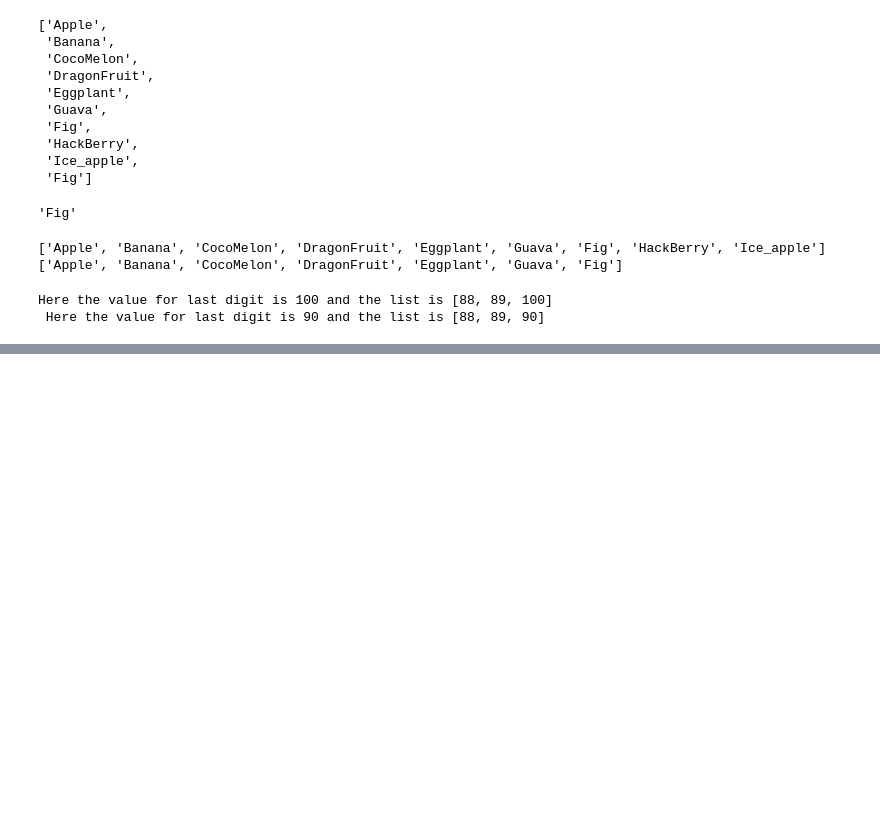
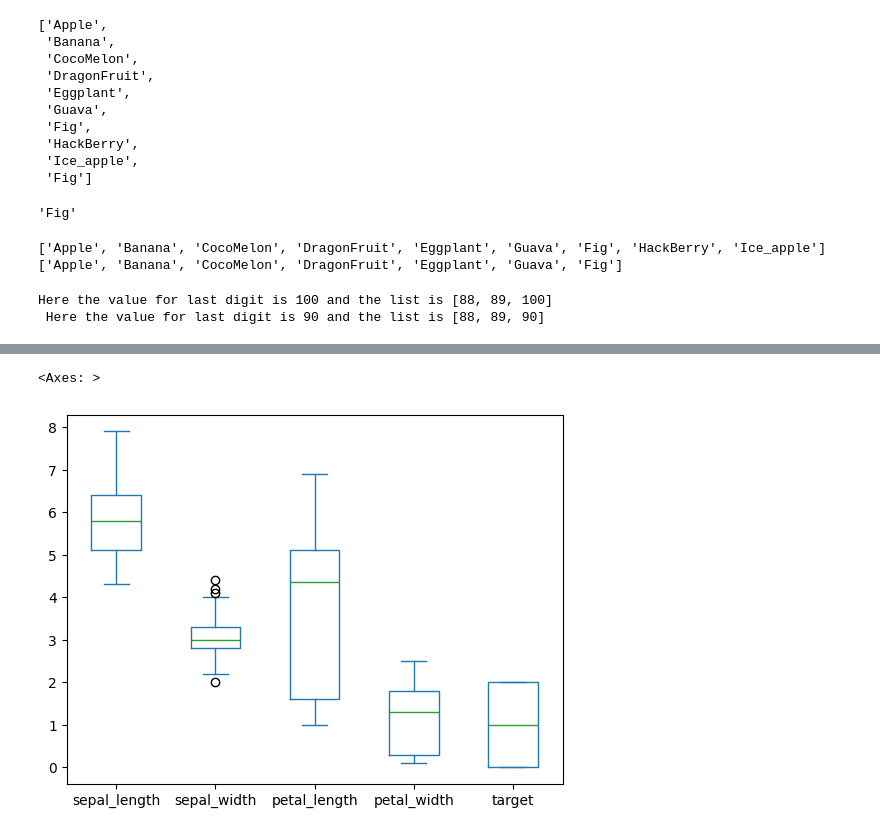
Before and after one commit to sayaanfrah/DSA_Python, a Jupyter notebook: first/second.ipynb, the cells around one changed output, grey strips where cells are left out. Saved outputs shown, nothing was run; the diff lists cells and outputs as text; code cells hidden in the pictures; blank space fills up the shorter version.

```diff
--- a/first/second.ipynb
+++ b/first/second.ipynb
@@ -169,0 +250,5 @@ Here the value for last digit is 100 and the list is [88, 89, 100]
+# %%
+df.plot.box()
+# %% [output]
+<Axes: >
+[figure, added]
```
Also changed, not shown: parts of 10 cells of this notebook.
